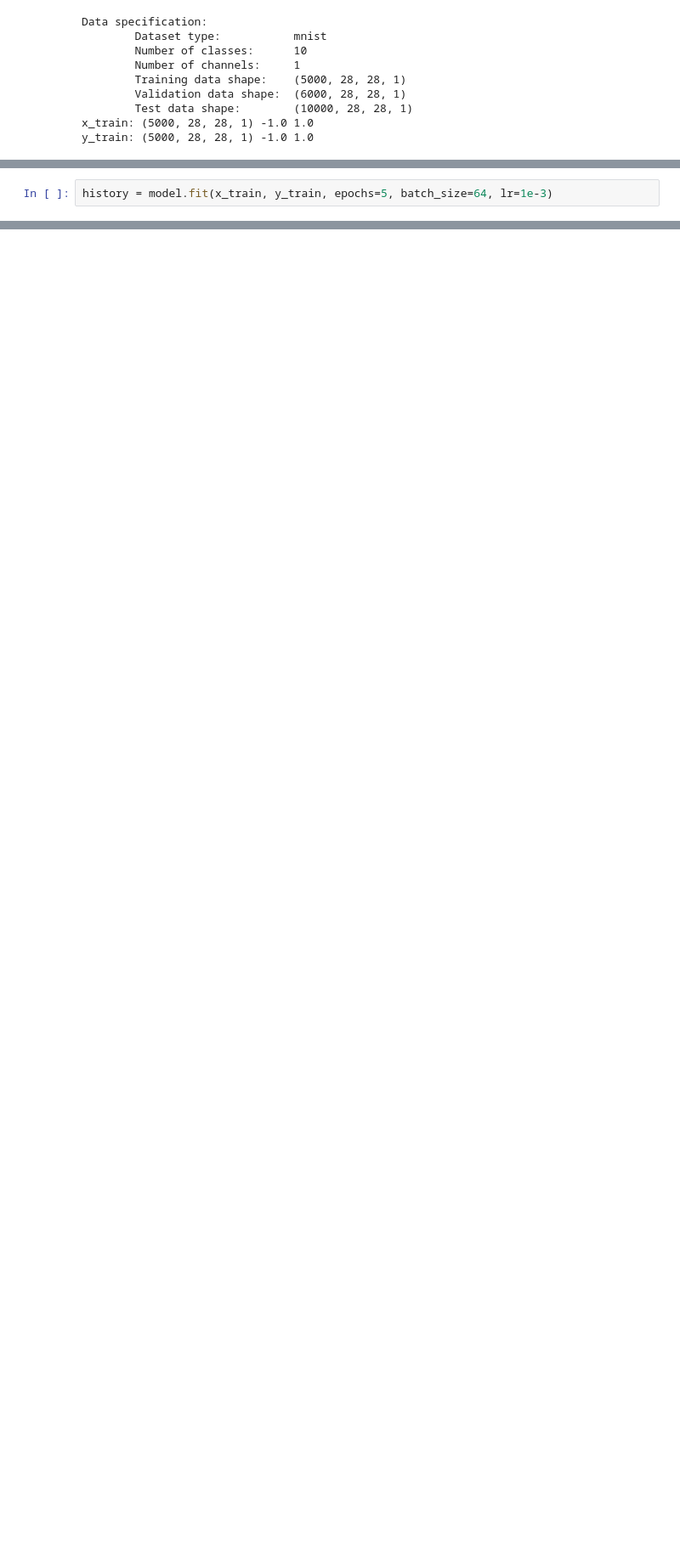
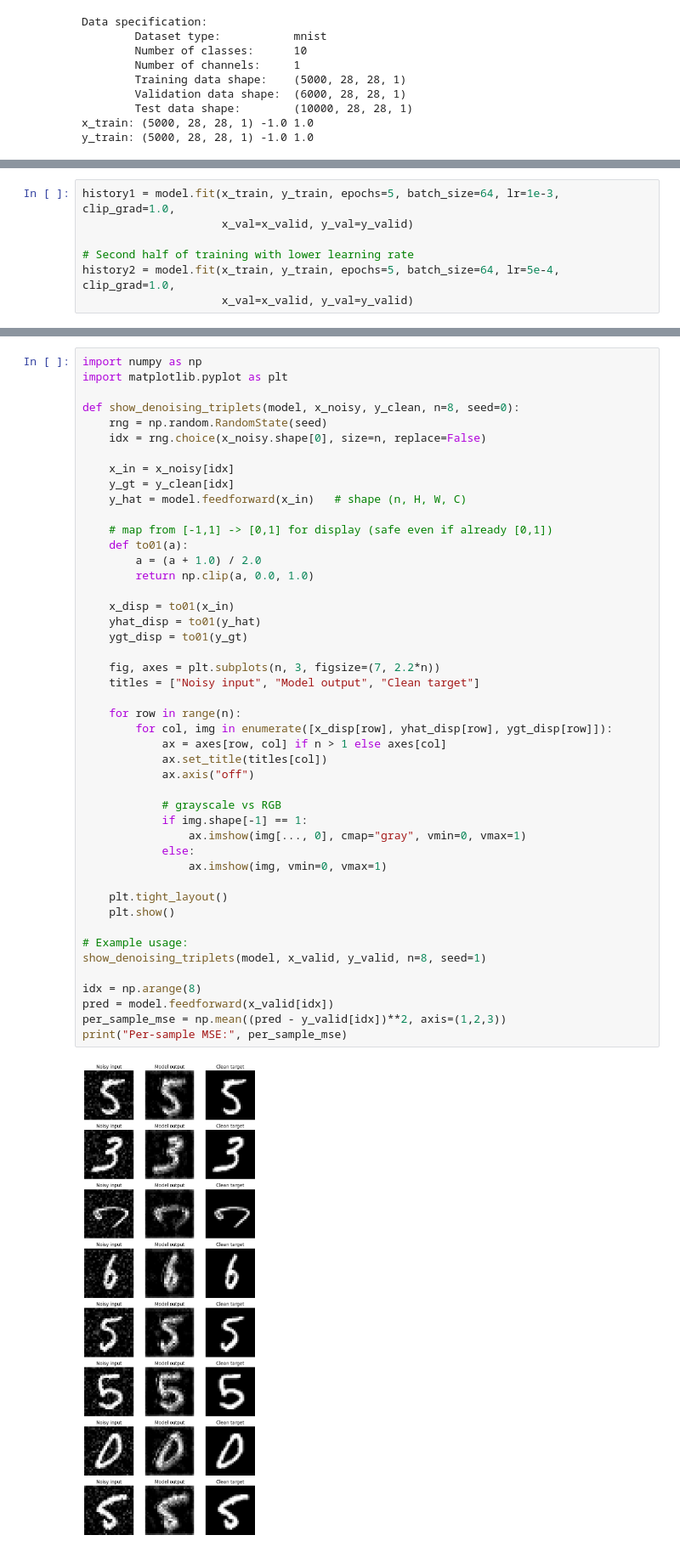
Before and after one commit to johannaeklundh/lab3, a Jupyter notebook: lab3.ipynb, the cells around one changed output, grey strips where cells are left out. Shown: that part at 85% size. Saved outputs shown, nothing was run; the diff lists cells and outputs as text; blank space fills up the shorter version.

```diff
--- a/lab3.ipynb
+++ b/lab3.ipynb
@@ -59,3 +60,8 @@ CNN model set up with layers:
 # %%
-history = model.fit(x_train, y_train, epochs=5, batch_size=64, lr=1e-3)
+history1 = model.fit(x_train, y_train, epochs=5, batch_size=64, lr=1e-3, clip_grad=1.0,
+                     x_val=x_valid, y_val=y_valid)
+
+# Second half of training with lower learning rate
+history2 = model.fit(x_train, y_train, epochs=5, batch_size=64, lr=5e-4, clip_grad=1.0,
+                     x_val=x_valid, y_val=y_valid)
 # %% [output]
@@ -80,0 +99,48 @@ Valid PSNR: {'loss': 0.17139868438243866, 'psnr': 7.659924906080481}
+# %%
+import numpy as np
+import matplotlib.pyplot as plt
+
+def show_denoising_triplets(model, x_noisy, y_clean, n=8, seed=0):
+    rng = np.random.RandomState(seed)
+    idx = rng.choice(x_noisy.shape[0], size=n, replace=False)
+
+    x_in = x_noisy[idx]
+    y_gt = y_clean[idx]
+    y_hat = model.feedforward(x_in)   # shape (n, H, W, C)
+
+    # map from [-1,1] -> [0,1] for display (safe even if already [0,1])
+    def to01(a):
+        a = (a + 1.0) / 2.0
+        return np.clip(a, 0.0, 1.0)
+
+    x_disp = to01(x_in)
+    yhat_disp = to01(y_hat)
+    ygt_disp = to01(y_gt)
+
+    fig, axes = plt.subplots(n, 3, figsize=(7, 2.2*n))
+    titles = ["Noisy input", "Model output", "Clean target"]
+
+    for row in range(n):
+        for col, img in enumerate([x_disp[row], yhat_disp[row], ygt_disp[row]]):
+            ax = axes[row, col] if n > 1 else axes[col]
+            ax.set_title(titles[col])
+            ax.axis("off")
+
+            # grayscale vs RGB
+            if img.shape[-1] == 1:
+                ax.imshow(img[..., 0], cmap="gray", vmin=0, vmax=1)
+            else:
+                ax.imshow(img, vmin=0, vmax=1)
+
+    plt.tight_layout()
+    plt.show()
+
+# Example usage:
+show_denoising_triplets(model, x_valid, y_valid, n=8, seed=1)
+
+idx = np.arange(8)
+pred = model.feedforward(x_valid[idx])
+per_sample_mse = np.mean((pred - y_valid[idx])**2, axis=(1,2,3))
+print("Per-sample MSE:", per_sample_mse)
+# %% [output]
+[figure, added]
```
Also changed, not shown: parts of 5 cells of this notebook, 3 other files.
